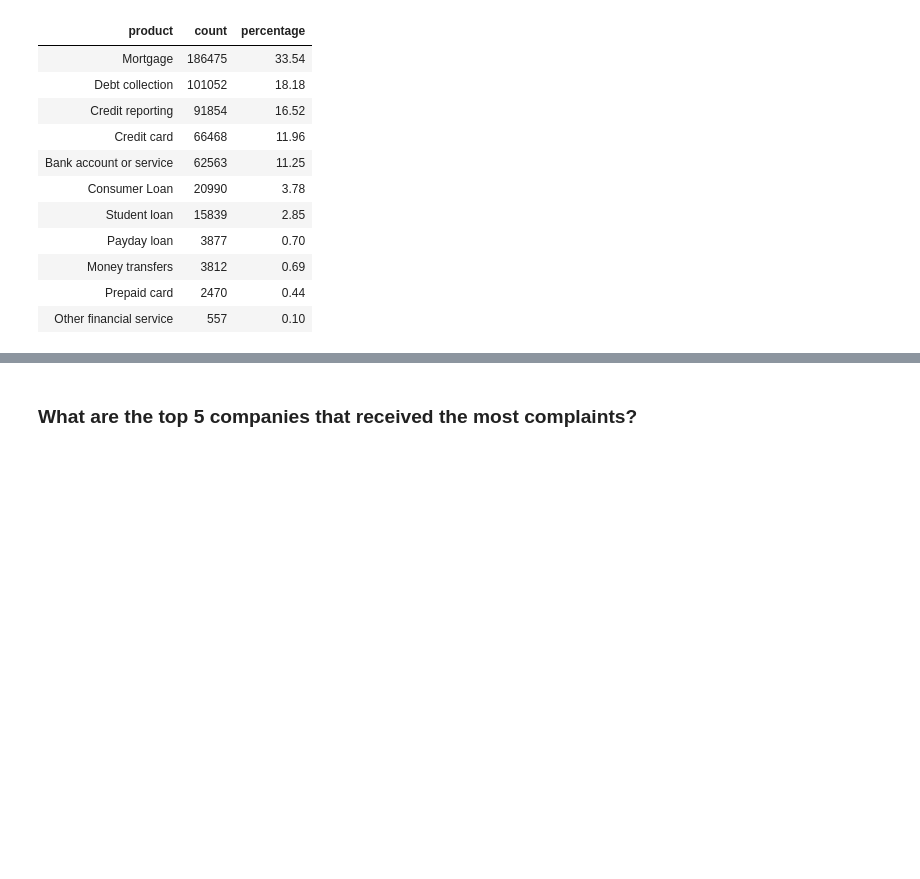
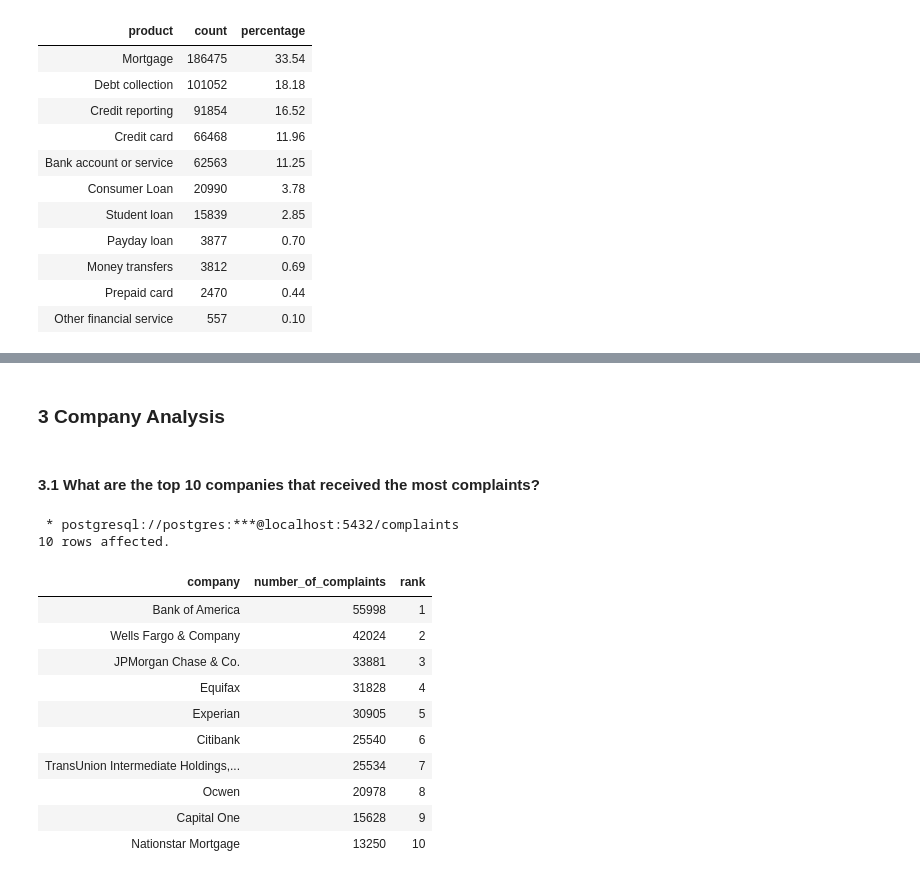
Before and after one commit to Rachel0619/Bank-of-America-Consumer-Complaints-Analysis, a Jupyter notebook: analysis_sql_query.ipynb, the cells around one changed output, grey strips where cells are left out. Cells and saved outputs as stored; diff of their text form; code cells hidden in the pictures; blank space fills up the shorter version.

```diff
--- a/analysis_sql_query.ipynb
+++ b/analysis_sql_query.ipynb
@@ -46,2 +138,28 @@ ORDER BY
+# %% [markdown]
+### 3 Company Analysis
 # %% [markdown]
-### What are the top 5 companies that received the most complaints?
+#### 3.1 What are the top 10 companies that received the most complaints?
+# %%
+%%sql
+SELECT
+    DISTINCT company,
+    COUNT(*) as number_of_complaints,
+    RANK() OVER (ORDER BY COUNT(*) DESC) AS rank
+FROM complaints
+GROUP BY company
+ORDER BY number_of_complaints DESC
+LIMIT 10;
+# %% [output]
+ * postgresql://postgres:***@localhost:5432/complaints
+10 rows affected.
+| company | number_of_complaints | rank |
+| Bank of America | 55998 | 1 |
+| Wells Fargo & Company | 42024 | 2 |
+| JPMorgan Chase & Co. | 33881 | 3 |
+| Equifax | 31828 | 4 |
+| Experian | 30905 | 5 |
+| Citibank | 25540 | 6 |
+| TransUnion Intermediate Holdings,... | 25534 | 7 |
+| Ocwen | 20978 | 8 |
+| Capital One | 15628 | 9 |
+| Nationstar Mortgage | 13250 | 10 |
```
Also changed, not shown: parts of 15 cells of this notebook, 2 other files.
